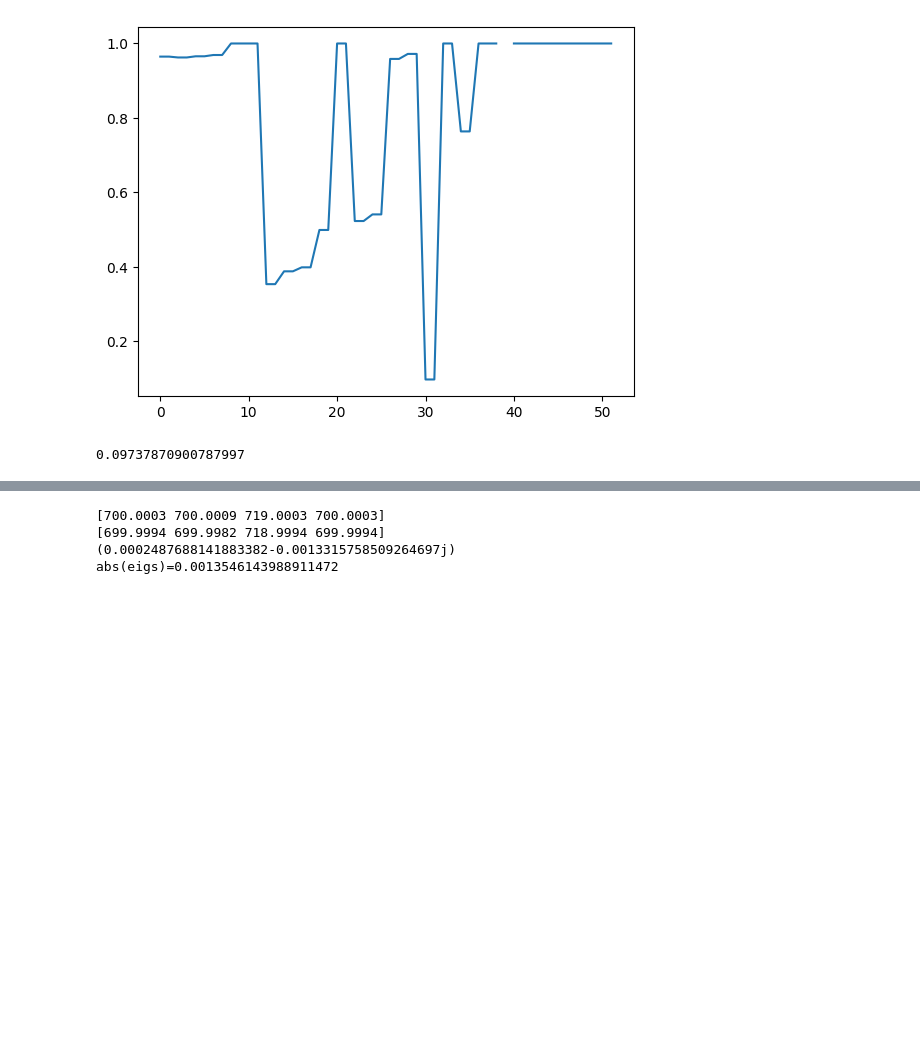
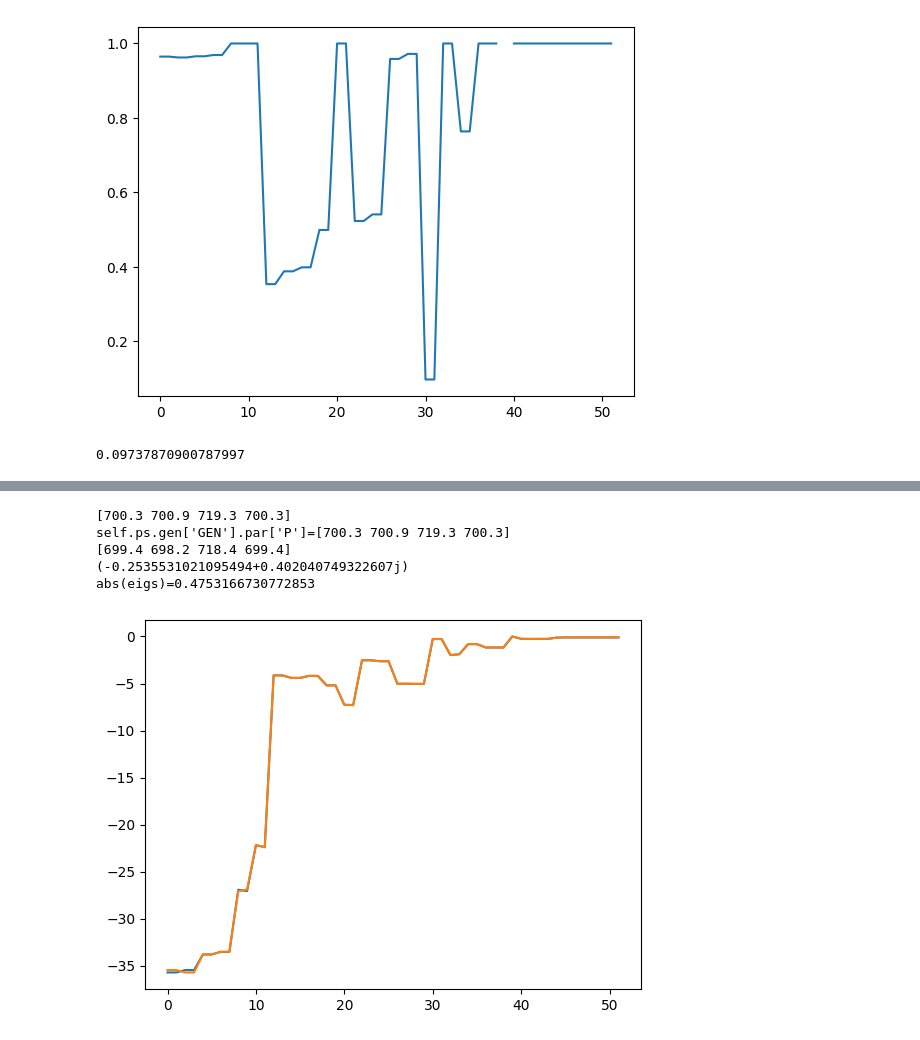
Before and after one commit to Hofsmo/bayes_rescheduling, a Jupyter notebook: test_gen_sens.ipynb, the cells around one changed output, grey strips where cells are left out. Saved outputs shown, nothing was run; the diff lists cells and outputs as text; code cells hidden in the pictures; blank space fills up the shorter version.

```diff
--- a/test_gen_sens.ipynb
+++ b/test_gen_sens.ipynb
@@ -171,42 +173,48 @@ plt.scatter(genser2.real, genser2.imag, marker='.')
 # %%
 self = senser
 gen_i = 1
-dP = 1e-6
+dP = 1e-3
 
 sens = np.zeros(len(self.eigs_0), dtype=complex)
 rating = self.ratings[gen_i]
 
 change = rating * dP
 
 powers = self._change_power_with_distributed_slack(change, gen_i)
 print(powers)
 change_all_gen_powers(self.ps, powers)
-print(self.ps.gen['GEN'].par['P'])
+print(f"self.ps.gen['GEN'].par['P']={self.ps.gen['GEN'].par['P']}")
 
 ps_lin = get_lin_sys(self.ps)
 remove_inaccurate_zero(ps_lin)
 sens = ps_lin.eigs.copy()
 eigs_0 = ps_lin.eigs.copy()
 # print(eigs_0[0])
 
 powers = self._change_power_with_distributed_slack(-2 * change, gen_i)
 print(powers)
 change_all_gen_powers(self.ps, powers)
 
 ps_lin = get_lin_sys(self.ps)
 remove_inaccurate_zero(ps_lin)
 
 sens -= ps_lin.eigs
 print(sens[0])
 sens = sens / (self.ratings[gen_i] * 2 * dP)
 eigs_1 = ps_lin.eigs.copy()
 print(f'abs(eigs)={abs(eigs_1[0] - eigs_0[0])}')
 
+plt.plot(eigs_0)
+plt.plot(eigs_1)
+plt.show()
+
 powers = self._change_power_with_distributed_slack(change, gen_i)
 change_all_gen_powers(self.ps, powers)
 # print(sens[0])
 # %% [output]
-[700.0003 700.0009 719.0003 700.0003]
-[699.9994 699.9982 718.9994 699.9994]
-(0.0002487688141883382-0.0013315758509264697j)
-abs(eigs)=0.0013546143988911472
+[700.3 700.9 719.3 700.3]
+self.ps.gen['GEN'].par['P']=[700.3 700.9 719.3 700.3]
+[699.4 698.2 718.4 699.4]
+(-0.2535531021095494+0.402040749322607j)
+abs(eigs)=0.4753166730772853
+[figure, added]
```
Also changed, not shown: parts of 18 cells of this notebook.
